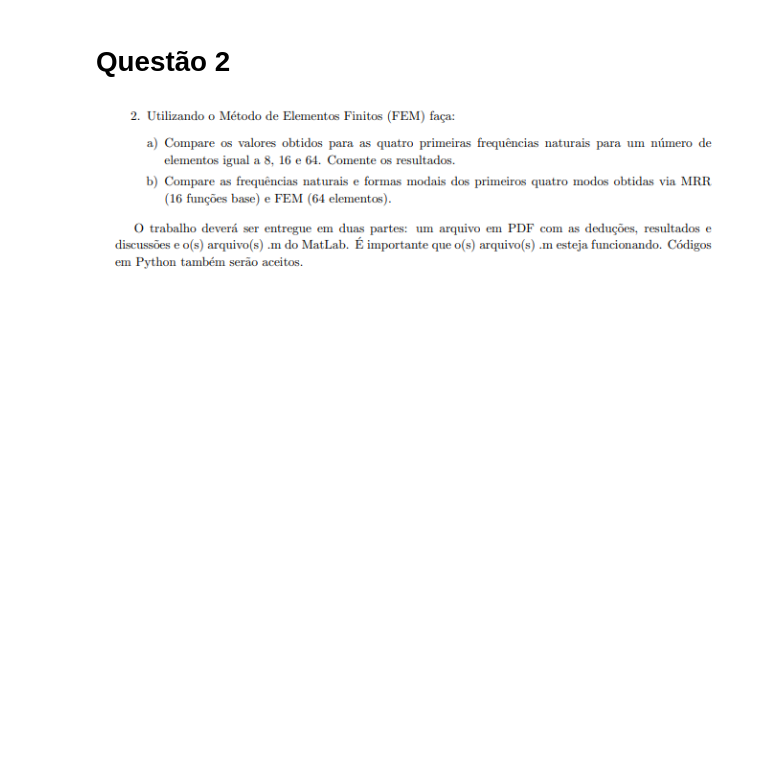
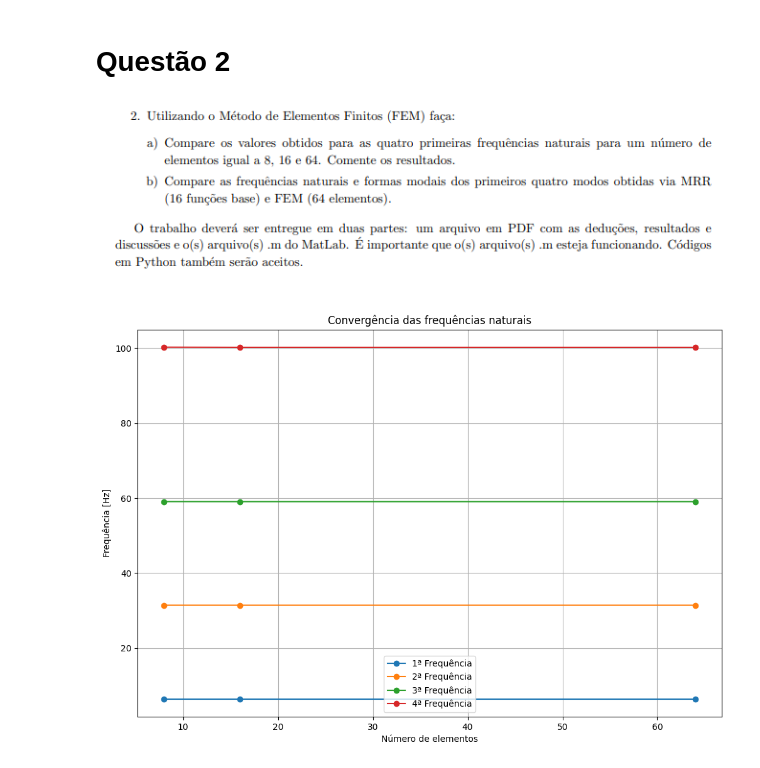
Before and after one commit to VictorBauler/VibroAcustica, a Jupyter notebook: notebooks/Trabalho1.ipynb, the cells around one changed output. Cells and saved outputs as stored; diff of their text form; code cells hidden in the pictures; blank space fills up the shorter version.

```diff
--- a/notebooks/Trabalho1.ipynb
+++ b/notebooks/Trabalho1.ipynb
@@ -224,0 +412,39 @@ np.save('stiffness_matrix_mrr.npy', K_array)
+# %%
+fem_fn = []
+fem_a = []
+
+for enum in range(len(num_elems)):
+    # Autovalores e autovetores
+    omega, a = linalg.eig(Matrizes_rigidez[enum],Matrizes_massa[enum])
+
+    # Frequências naturais
+    fn, ind = np.unique((np.sqrt(omega) / (2 * np.pi)).real, return_index=True)
+    # Ordenando os autovetores
+    a = a[:, ind]
+
+    # Normalização dos autovetores
+    D = np.sqrt(np.diag(np.dot(a.T, np.dot(Matrizes_massa[enum], a))))
+    a = np.dot(a, np.diag(1/D))
+
+    fem_fn.append(fn)
+    fem_a.append(a)
+# %%
+primeira_freq = [fn[0] for fn in fem_fn]
+segunda_freq = [fn[1] for fn in fem_fn]
+terceira_freq = [fn[2] for fn in fem_fn]
+quarta_freq = [fn[3] for fn in fem_fn]
+
+
+plt.figure(figsize=(12,8))
+plt.plot(num_elems, primeira_freq, label='1ª Frequência', marker='o')
+plt.plot(num_elems, segunda_freq, label='2ª Frequência', marker='o')
+plt.plot(num_elems, terceira_freq, label='3ª Frequência', marker='o')
+plt.plot(num_elems, quarta_freq, label='4ª Frequência', marker='o')
+plt.legend()
+plt.grid()
+plt.xlabel('Número de elementos')
+plt.ylabel('Frequência [Hz]')
+plt.title("Convergência das frequências naturais")
+plt.show()
+# %% [output]
+[figure, added]
```
Also changed, not shown: parts of 28 cells of this notebook, 2 other files.
